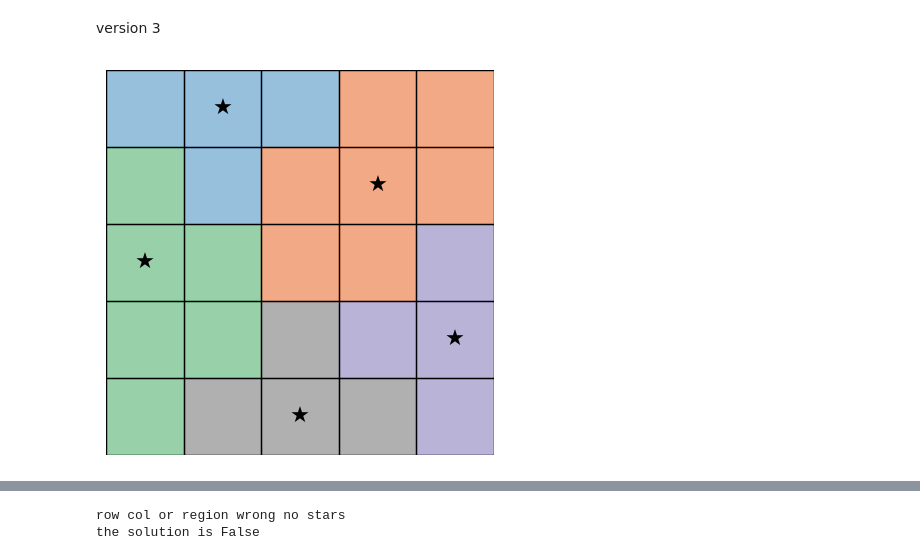
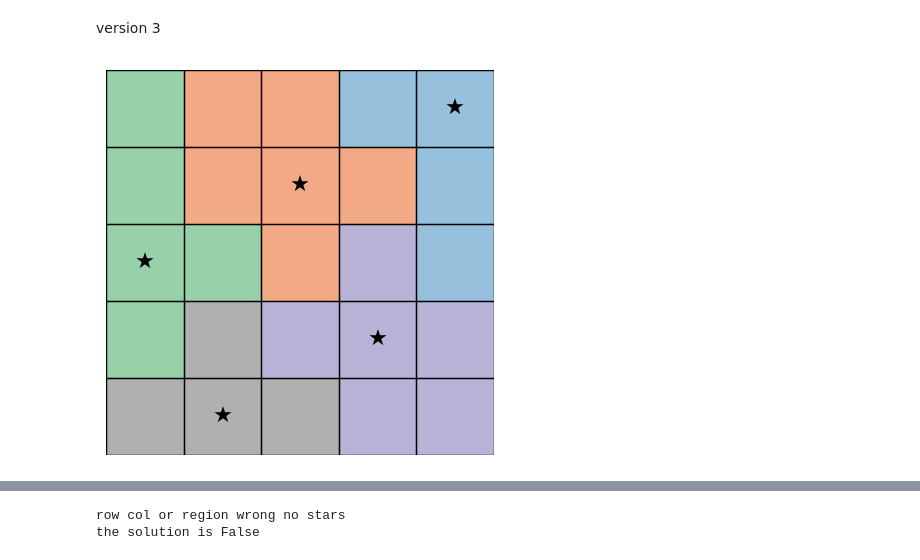
Before and after one commit to smjw/StarBattle, a Jupyter notebook: notebook.ipynb, the cells around one changed output, grey strips where cells are left out. Drawn from its saved outputs; the diff is of its cells as text; code cells hidden in the pictures.

```diff
--- a/notebook.ipynb
+++ b/notebook.ipynb
@@ -653,9 +559,9 @@ def generate_regions3(solution):
 # %%
 solution5 = generate_star_solution(5)
-puzzle5 = generate_regions3(solution5)
+puzzle5 = generate_regions(solution5)
 visualize_star_battle(puzzle5, solution5)
 # %% [output]
-[figure, old version]
+[figure, new version]
 # %%
 solution10 = generate_star_solution(10)
 puzzle10 = generate_regions3(solution10)
```
Also changed, not shown: parts of 9 cells of this notebook.
